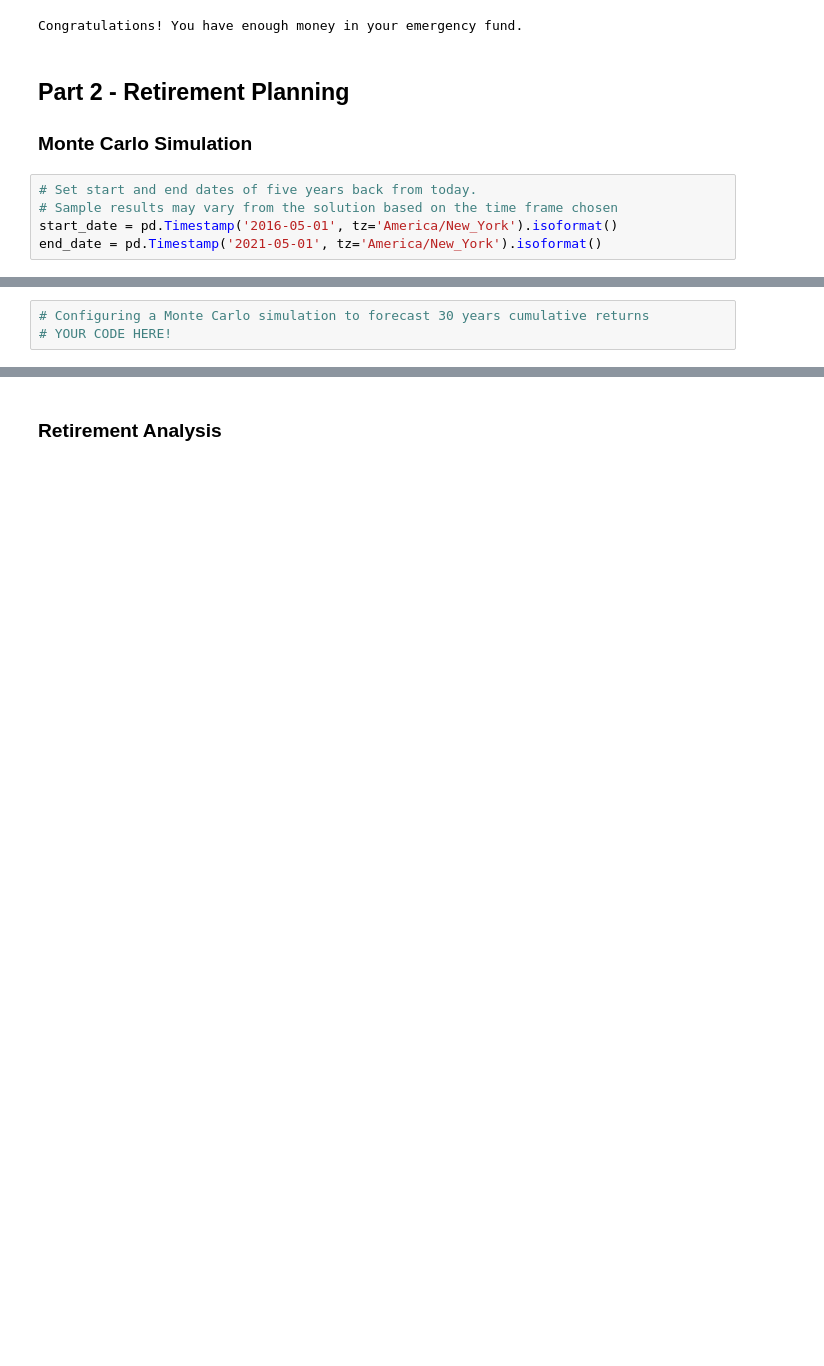
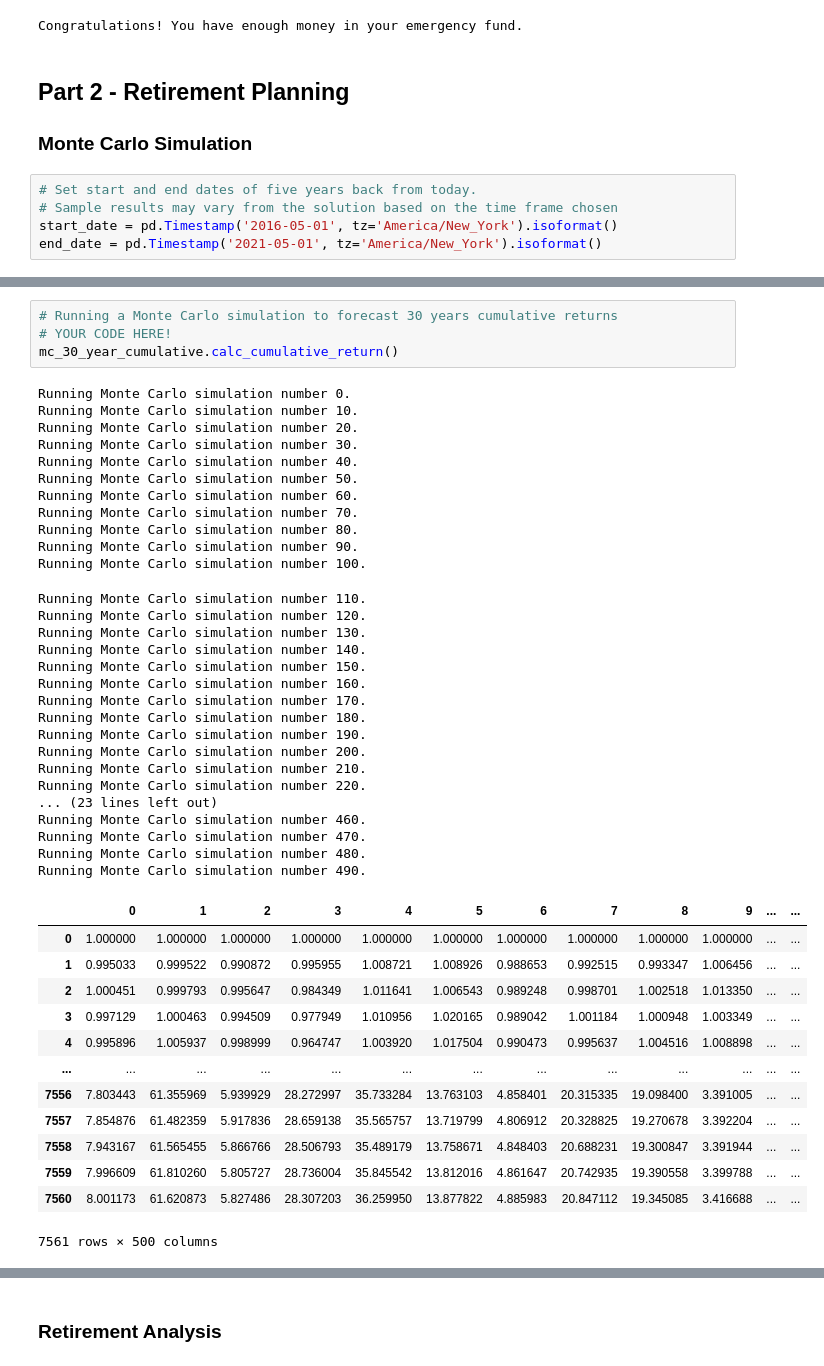
Before and after one commit to ServontiusT/API-Homework, a Jupyter notebook: Starter_Code/financial-planner.ipynb, the cells around one changed output, grey strips where cells are left out. Saved outputs shown, nothing was run; the diff lists cells and outputs as text; blank space fills up the shorter version.

```diff
--- a/Starter_Code/financial-planner.ipynb
+++ b/Starter_Code/financial-planner.ipynb
@@ -174,4 +212,47 @@ df_stock_data.head()
 # %%
-# Configuring a Monte Carlo simulation to forecast 30 years cumulative returns
+# Running a Monte Carlo simulation to forecast 30 years cumulative returns
 # YOUR CODE HERE!
+mc_30_year_cumulative.calc_cumulative_return()
+# %% [output]
+Running Monte Carlo simulation number 0.
+Running Monte Carlo simulation number 10.
+Running Monte Carlo simulation number 20.
+Running Monte Carlo simulation number 30.
+Running Monte Carlo simulation number 40.
+Running Monte Carlo simulation number 50.
+Running Monte Carlo simulation number 60.
+Running Monte Carlo simulation number 70.
+Running Monte Carlo simulation number 80.
+Running Monte Carlo simulation number 90.
+Running Monte Carlo simulation number 100.
+Running Monte Carlo simulation number 110.
+Running Monte Carlo simulation number 120.
+Running Monte Carlo simulation number 130.
+Running Monte Carlo simulation number 140.
+Running Monte Carlo simulation number 150.
+Running Monte Carlo simulation number 160.
+Running Monte Carlo simulation number 170.
+Running Monte Carlo simulation number 180.
+Running Monte Carlo simulation number 190.
+Running Monte Carlo simulation number 200.
+Running Monte Carlo simulation number 210.
+Running Monte Carlo simulation number 220.
+... (23 lines left out)
+Running Monte Carlo simulation number 460.
+Running Monte Carlo simulation number 470.
+Running Monte Carlo simulation number 480.
+Running Monte Carlo simulation number 490.
+|  | 0 | 1 | 2 | 3 | 4 | 5 | 6 | 7 | 8 | 9 | ... | ... |
+| 0 | 1.000000 | 1.000000 | 1.000000 | 1.000000 | 1.000000 | 1.000000 | 1.000000 | 1.000000 | 1.000000 | 1.000000 | ... | ... |
+| 1 | 0.995033 | 0.999522 | 0.990872 | 0.995955 | 1.008721 | 1.008926 | 0.988653 | 0.992515 | 0.993347 | 1.006456 | ... | ... |
+| 2 | 1.000451 | 0.999793 | 0.995647 | 0.984349 | 1.011641 | 1.006543 | 0.989248 | 0.998701 | 1.002518 | 1.013350 | ... | ... |
+| 3 | 0.997129 | 1.000463 | 0.994509 | 0.977949 | 1.010956 | 1.020165 | 0.989042 | 1.001184 | 1.000948 | 1.003349 | ... | ... |
+| 4 | 0.995896 | 1.005937 | 0.998999 | 0.964747 | 1.003920 | 1.017504 | 0.990473 | 0.995637 | 1.004516 | 1.008898 | ... | ... |
+| ... | ... | ... | ... | ... | ... | ... | ... | ... | ... | ... | ... | ... |
+| 7556 | 7.803443 | 61.355969 | 5.939929 | 28.272997 | 35.733284 | 13.763103 | 4.858401 | 20.315335 | 19.098400 | 3.391005 | ... | ... |
+| 7557 | 7.854876 | 61.482359 | 5.917836 | 28.659138 | 35.565757 | 13.719799 | 4.806912 | 20.328825 | 19.270678 | 3.392204 | ... | ... |
+| 7558 | 7.943167 | 61.565455 | 5.866766 | 28.506793 | 35.489179 | 13.758671 | 4.848403 | 20.688231 | 19.300847 | 3.391944 | ... | ... |
+| 7559 | 7.996609 | 61.810260 | 5.805727 | 28.736004 | 35.845542 | 13.812016 | 4.861647 | 20.742935 | 19.390558 | 3.399788 | ... | ... |
+| 7560 | 8.001173 | 61.620873 | 5.827486 | 28.307203 | 36.259950 | 13.877822 | 4.885983 | 20.847112 | 19.345085 | 3.416688 | ... | ... |
+7561 rows × 500 columns
 # %%
```
Also changed, not shown: parts of 13 cells of this notebook.
